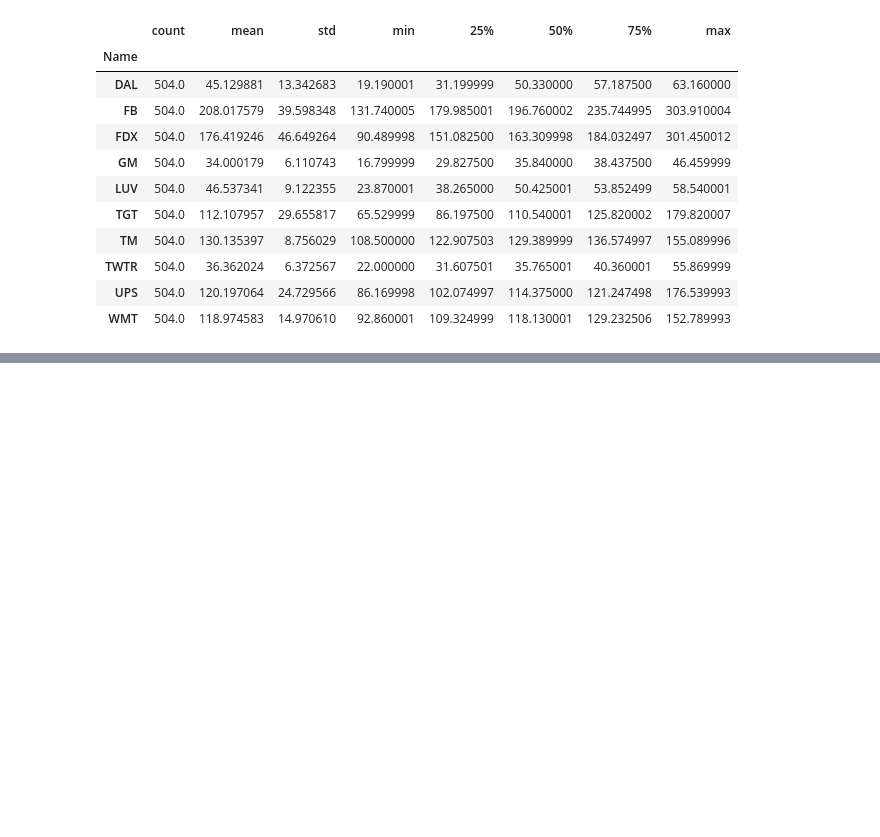
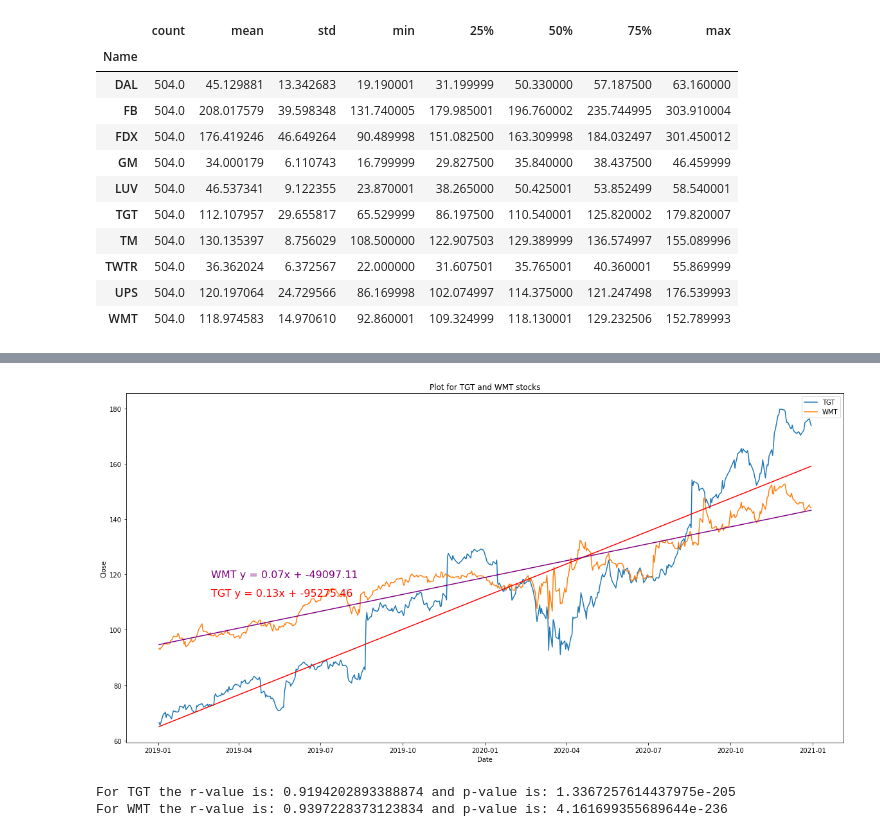
Before and after one commit to nt1983/team5-exercise, a Jupyter notebook: Narjes_Code.ipynb, the cells around one changed output, grey strips where cells are left out. Drawn from its saved outputs; the diff is of its cells as text; code cells hidden in the pictures; blank space fills up the shorter version.

```diff
--- a/Narjes_Code.ipynb
+++ b/Narjes_Code.ipynb
@@ -135,0 +165,7 @@ plt.show()
+# %%
+#Linear regression for TGT and WMT
+linear_reg("Date", "Close", "TGT", "WMT")
+# %% [output]
+[figure, added]
+For TGT the r-value is: 0.9194202893388874 and p-value is: 1.3367257614437975e-205
+For WMT the r-value is: 0.9397228373123834 and p-value is: 4.161699355689644e-236
```
Also changed, not shown: parts of 14 cells of this notebook, 1 other file.
